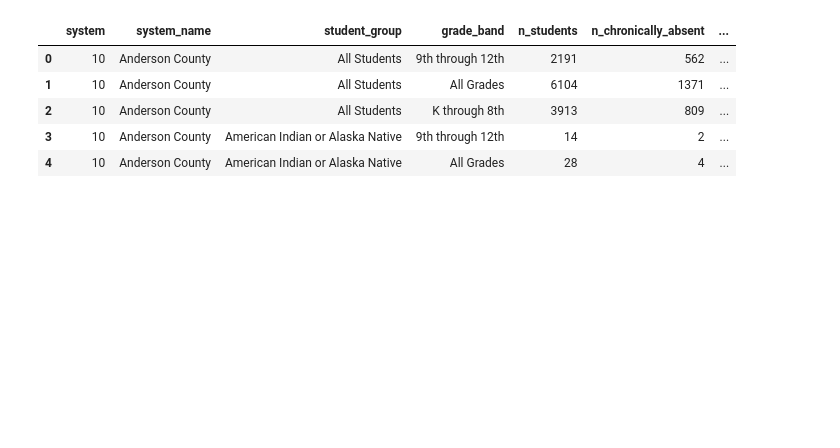
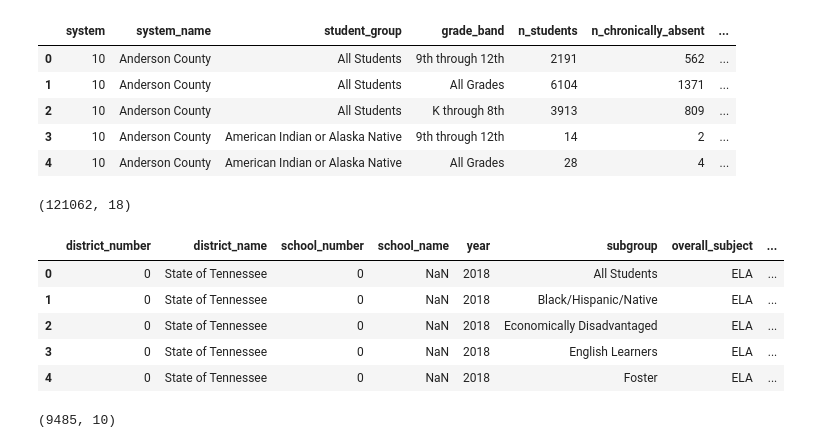
Before and after one commit to jnketiah89/FINALCAPSTONE, a Jupyter notebook: notebook/EDA_chronic_absenteeism.ipynb, the cells around one changed output. Drawn from its saved outputs; the diff is of its cells as text; code cells hidden in the pictures; blank space fills up the shorter version.

```diff
--- a/notebook/EDA_chronic_absenteeism.ipynb
+++ b/notebook/EDA_chronic_absenteeism.ipynb
@@ -65,3 +100,18 @@ absenteeism2021_2022.head()
 | 2 | 10 | Anderson County | All Students | K through 8th | 3913 | 809 | ... |
 | 3 | 10 | Anderson County | American Indian or Alaska Native | 9th through 12th | 14 | 2 | ... |
 | 4 | 10 | Anderson County | American Indian or Alaska Native | All Grades | 28 | 4 | ... |
+# %%
+reportcard2017_2018ach =  pd.read_excel(r'C:\Users\jasmi\Documents\nss\da8\projects\FINALCAPSTONE\data\reportcarddata2018.xlsx', sheet_name ='achievement')
+# %%
+reportcard2017_2018ach.shape
+# %% [output]
+(121062, 18)
+# %%
+reportcard2017_2018ach.head()
+# %% [output]
+|  | district_number | district_name | school_number | school_name | year | subgroup | overall_subject | ... |
+| 0 | 0 | State of Tennessee | 0 | NaN | 2018 | All Students | ELA | ... |
+| 1 | 0 | State of Tennessee | 0 | NaN | 2018 | Black/Hispanic/Native | ELA | ... |
+| 2 | 0 | State of Tennessee | 0 | NaN | 2018 | Economically Disadvantaged | ELA | ... |
+| 3 | 0 | State of Tennessee | 0 | NaN | 2018 | English Learners | ELA | ... |
+| 4 | 0 | State of Tennessee | 0 | NaN | 2018 | Foster | ELA | ... |
@@ -67,0 +120,4 @@ absenteeism2021_2022.head()
+# %%
+reportcard2017_2018abs.shape
+# %% [output]
+(9485, 10)
```
Also changed, not shown: parts of 19 cells of this notebook.
